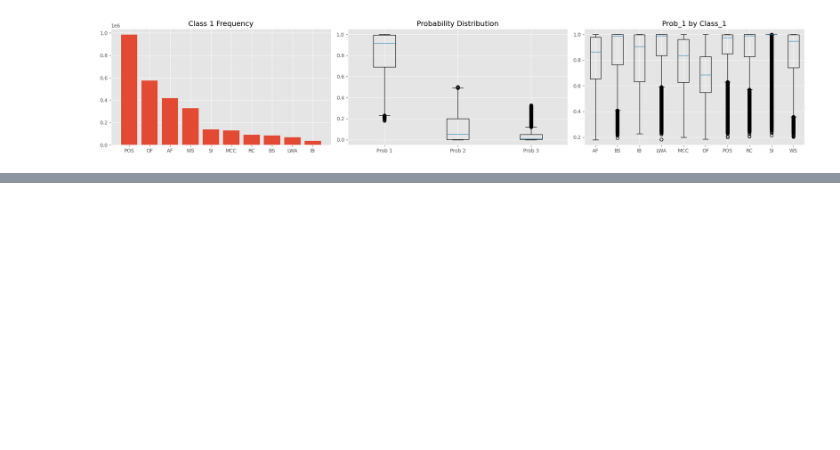
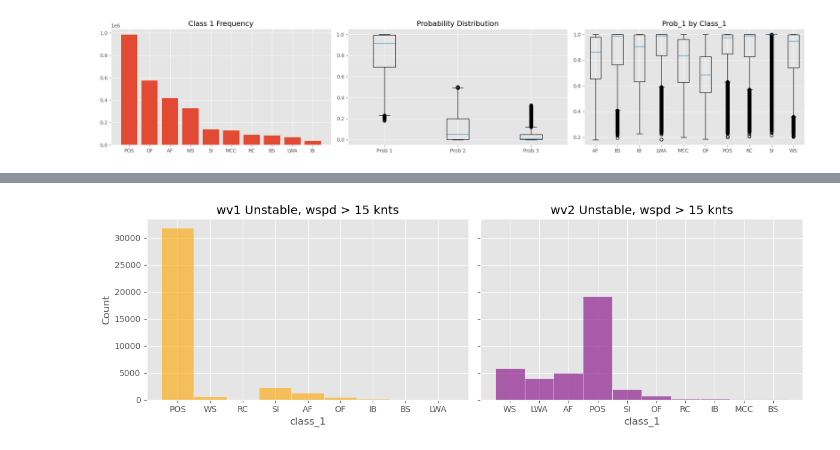
Before and after one commit to guin0x/msc-thesis, a Jupyter notebook: notebook.ipynb, the cells around one changed output, grey strips where cells are left out. Cells and saved outputs as stored; diff of their text form; code cells hidden in the pictures; blank space fills up the shorter version.

```diff
--- a/notebook.ipynb
+++ b/notebook.ipynb
@@ -209,0 +168,9 @@ def download_asf_data(df, col_name, output_dir, email, api_key):
+# %%
+fig, axes = plt.subplots(1, 2, figsize=(12, 4), sharey=True)
+sns.histplot(wv1_unstable_gt15.class_1, bins=20, color='orange', alpha=0.6, ax=axes[0])
+axes[0].set_title('wv1 Unstable, wspd > 15 knts')
+sns.histplot(wv2_unstable_gt15.class_1, bins=20, color='purple', alpha=0.6, ax=axes[1])
+axes[1].set_title('wv2 Unstable, wspd > 15 knts')
+plt.tight_layout()
+# %% [output]
+[figure, added]
```
Also changed, not shown: parts of 18 cells of this notebook, 1 other file.
